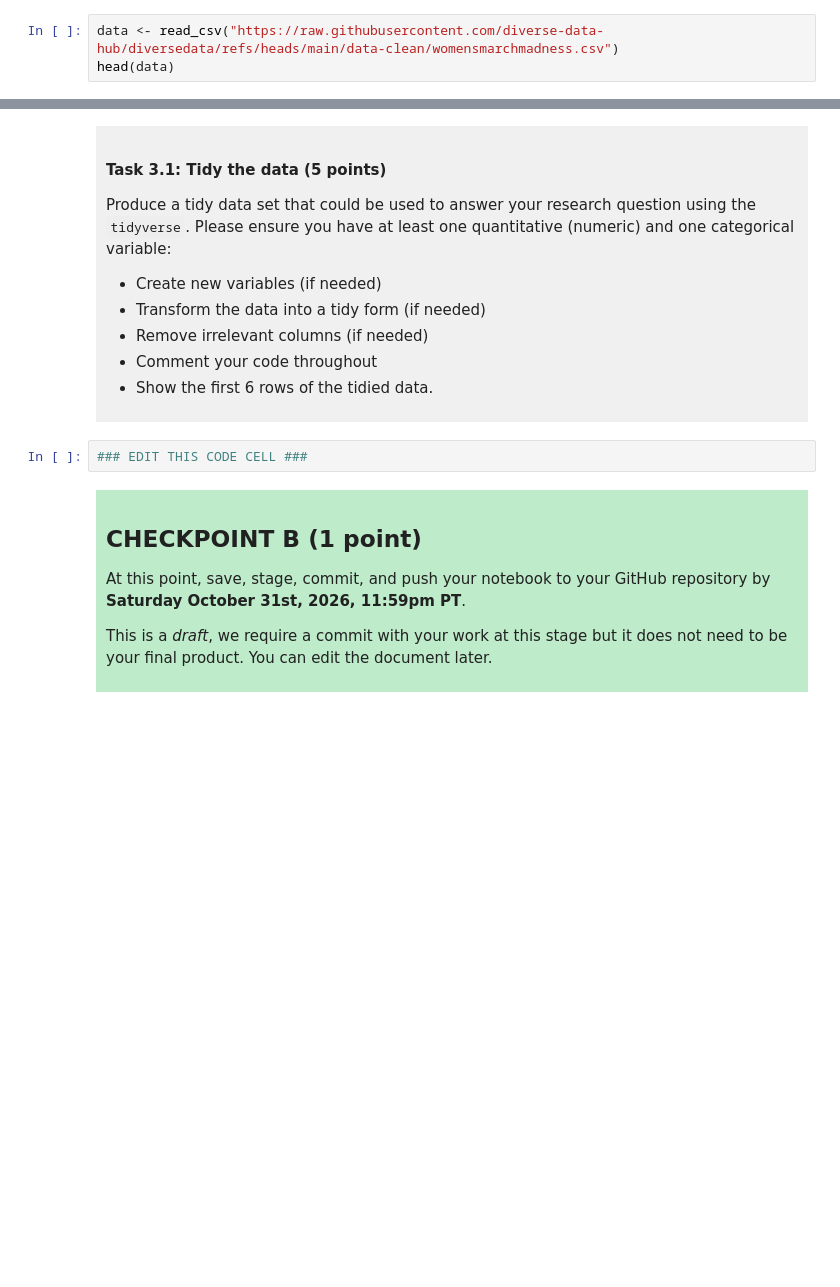
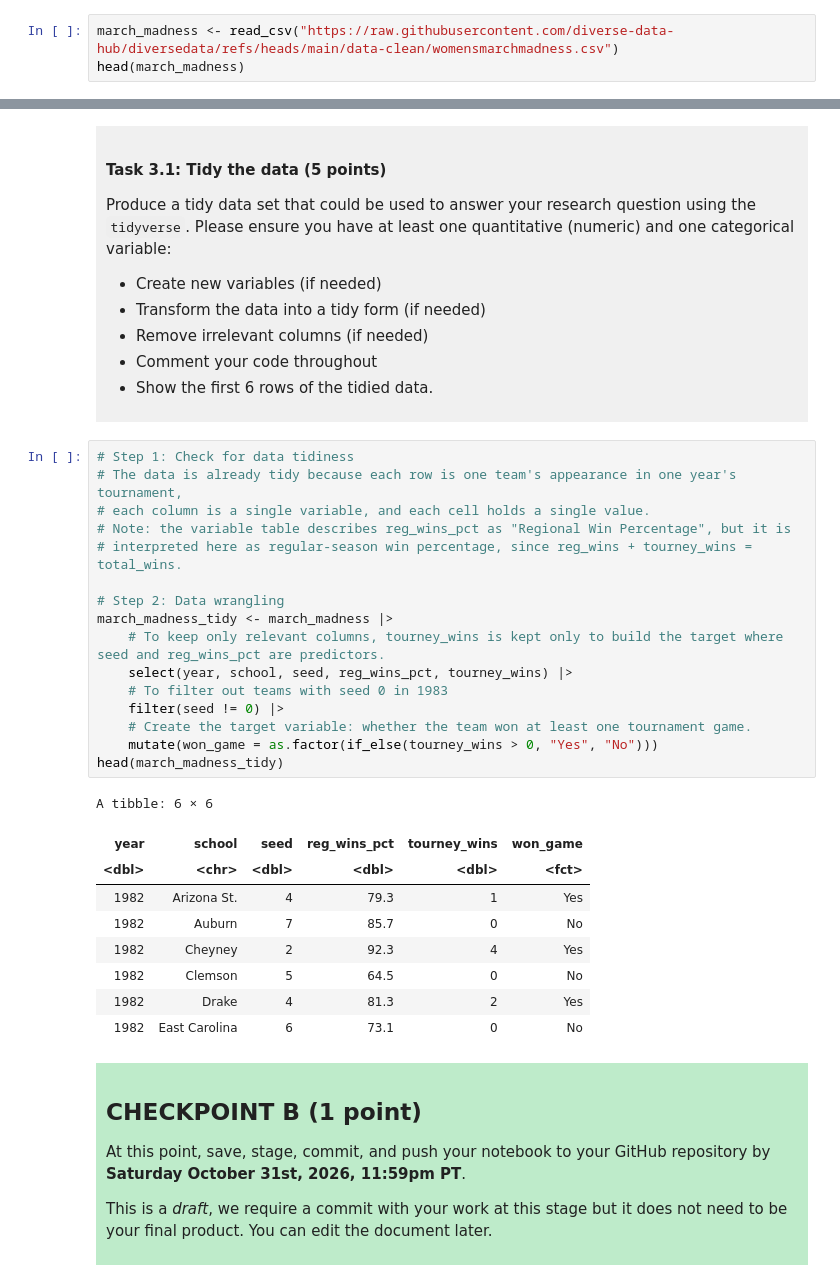
Before and after one commit to little-arthur/dsci_100_project_Leonard-Zheng, a Jupyter notebook: dsci-100-project-notebook.ipynb, the cells around one changed output, grey strips where cells are left out. Drawn from its saved outputs; the diff is of its cells as text; blank space fills up the shorter version.

```diff
--- a/dsci-100-project-notebook.ipynb
+++ b/dsci-100-project-notebook.ipynb
@@ -131,8 +131,8 @@ To help you with the analysis, here is a table of descriptions of each of the va
 library(tidyverse)
 library(repr)
 # %%
-data <- read_csv("https://raw.githubusercontent.com/diverse-data-hub/diversedata/refs/heads/main/data-clean/womensmarchmadness.csv")
-head(data)
+march_madness <- read_csv("https://raw.githubusercontent.com/diverse-data-hub/diversedata/refs/heads/main/data-clean/womensmarchmadness.csv")
+head(march_madness)
 # %% [output]
 Rows: 2092 Columns: 20
 ── Column specification ────────────────────────────────────────────────────────
@@ -210,7 +210,31 @@ Produce a tidy data set that could be used to answer your research question usin
 
 </div>
 # %%
-### EDIT THIS CODE CELL ###
+# Step 1: Check for data tidiness
+# The data is already tidy because each row is one team's appearance in one year's tournament,
+# each column is a single variable, and each cell holds a single value.
+# Note: the variable table describes reg_wins_pct as "Regional Win Percentage", but it is
+# interpreted here as regular-season win percentage, since reg_wins + tourney_wins = total_wins.
+
+# Step 2: Data wrangling
+march_madness_tidy <- march_madness |>
+    # To keep only relevant columns, tourney_wins is kept only to build the target where seed and reg_wins_pct are predictors.
+    select(year, school, seed, reg_wins_pct, tourney_wins) |>
+    # To filter out teams with seed 0 in 1983
+    filter(seed != 0) |>
+    # Create the target variable: whether the team won at least one tournament game.
+    mutate(won_game = as.factor(if_else(tourney_wins > 0, "Yes", "No")))
+head(march_madness_tidy)
+# %% [output]
+A tibble: 6 × 6
+| year | school | seed | reg_wins_pct | tourney_wins | won_game |
+| <dbl> | <chr> | <dbl> | <dbl> | <dbl> | <fct> |
+| 1982 | Arizona St. | 4 | 79.3 | 1 | Yes |
+| 1982 | Auburn | 7 | 85.7 | 0 | No |
+| 1982 | Cheyney | 2 | 92.3 | 4 | Yes |
+| 1982 | Clemson | 5 | 64.5 | 0 | No |
+| 1982 | Drake | 4 | 81.3 | 2 | Yes |
+| 1982 | East Carolina | 6 | 73.1 | 0 | No |
 # %% [markdown]
 <div style="background-color: #beebca; padding: 10px;">
 
```
Also changed, not shown: parts of 3 cells of this notebook.
